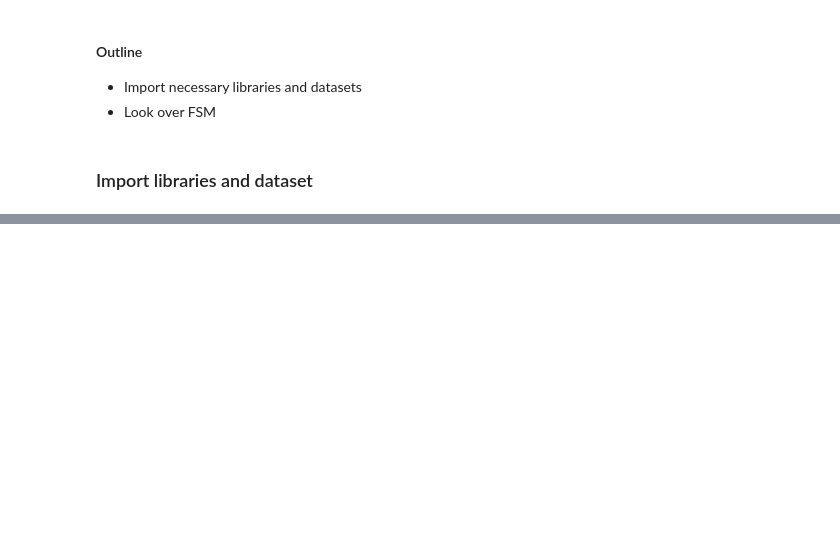
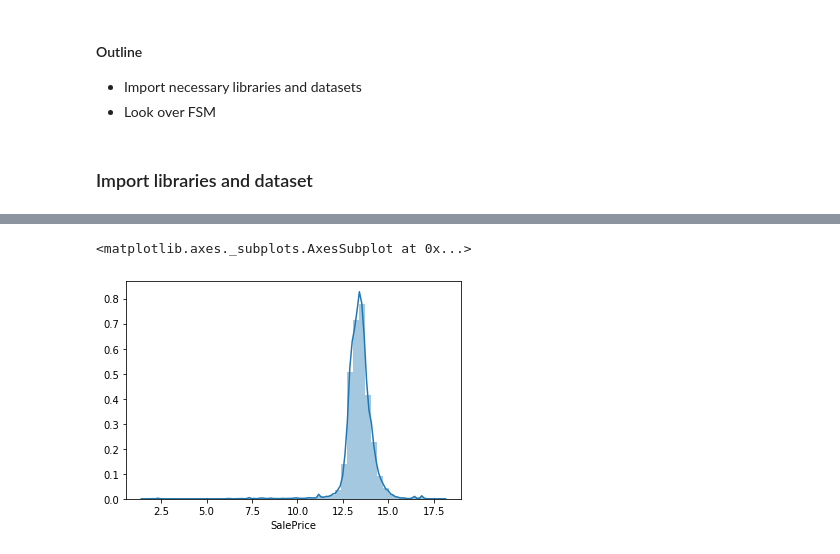
Before and after one commit to KarimOliver/mod_2_flatiron_project, a Jupyter notebook: notebooks/exploratory/jw_iterations.ipynb, the cells around one changed output, grey strips where cells are left out. Saved outputs shown, nothing was run; the diff lists cells and outputs as text; code cells hidden in the pictures; blank space fills up the shorter version.

```diff
--- a/notebooks/exploratory/jw_iterations.ipynb
+++ b/notebooks/exploratory/jw_iterations.ipynb
@@ -43,0 +95,5 @@ df.corr()
+# %%
+df = df[df['SalePrice'] > 0]
+# %%
+log_saleprice = np.log(df['SalePrice'])
+log_saleprice
@@ -43,0 +113,5 @@ df.corr()
+# %%
+sns.distplot(log_saleprice)
+# %% [output]
+<matplotlib.axes._subplots.AxesSubplot at 0x...>
+[figure, added]
```
Also changed, not shown: parts of 25 cells of this notebook.
